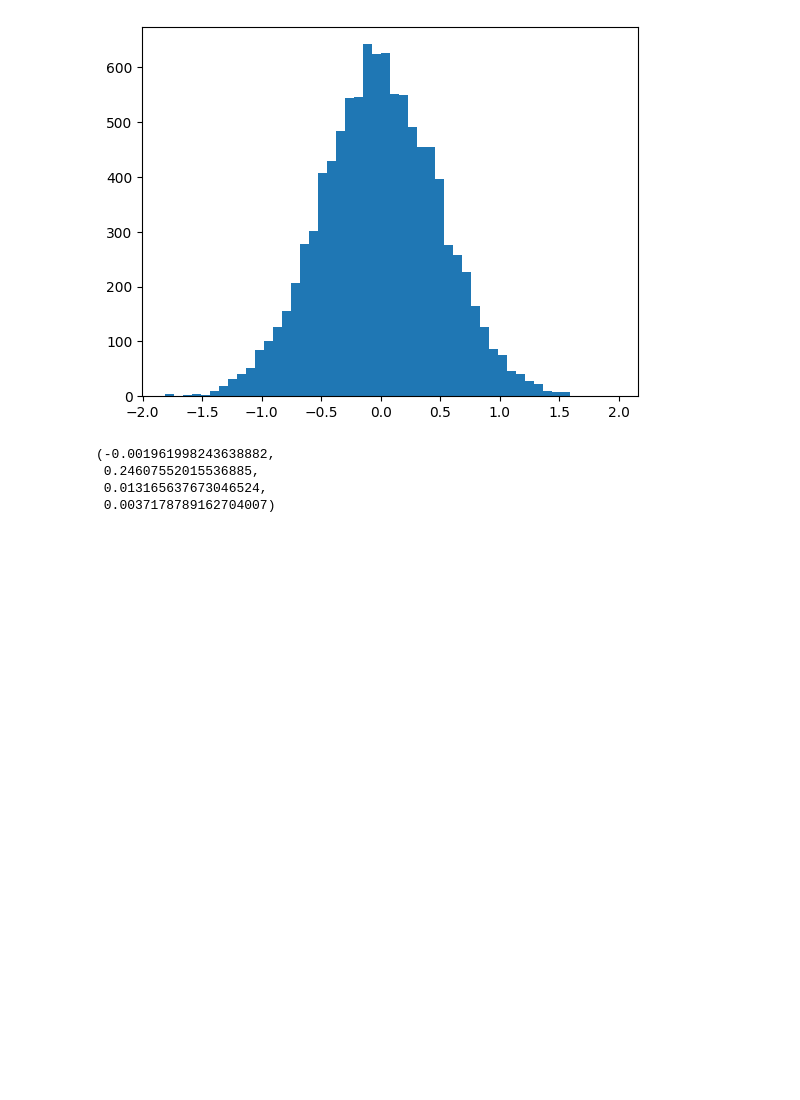
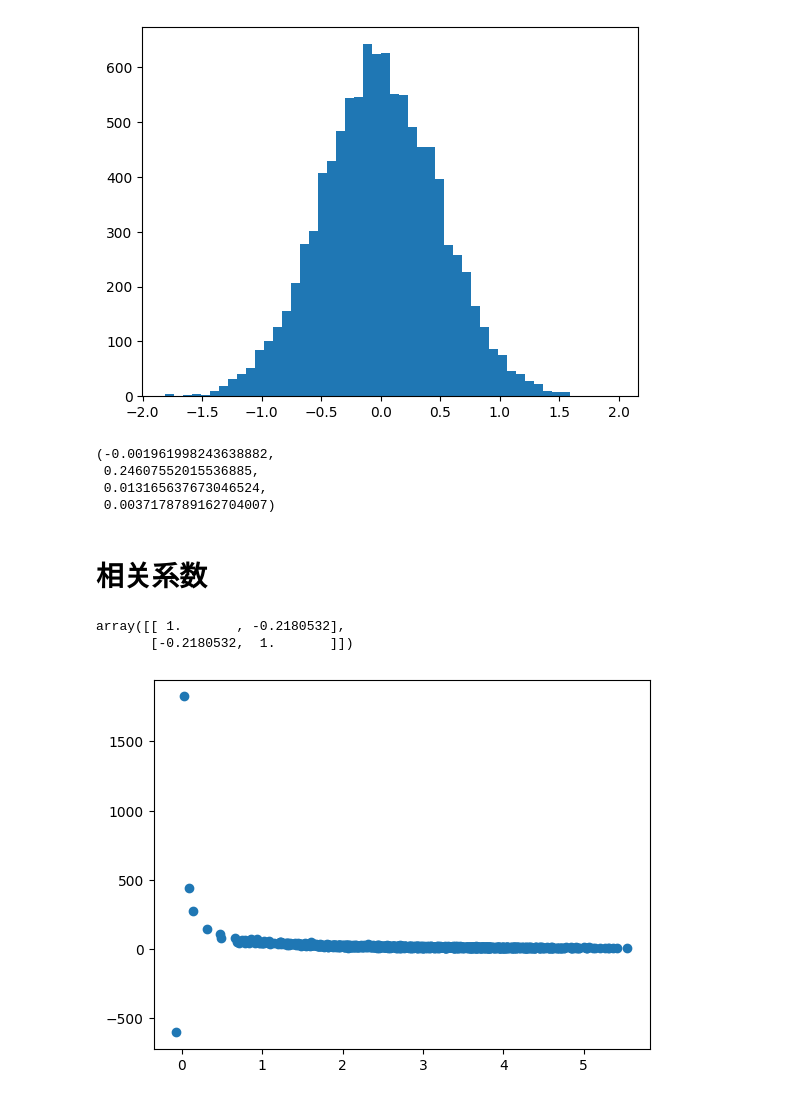
Before and after one commit to shouzheng/ml-notes, a Jupyter notebook: examples/数据分析/数据统计.ipynb, the cells around one changed output. Saved outputs shown, nothing was run; the diff lists cells and outputs as text; code cells hidden in the pictures; blank space fills up the shorter version.

```diff
--- a/examples/数据分析/数据统计.ipynb
+++ b/examples/数据分析/数据统计.ipynb
@@ -102,3 +102,14 @@ np.mean(values), np.var(values), sp.skew(values), sp.kurtosis(values)
  0.24607552015536885,
  0.013165637673046524,
  0.0037178789162704007)
+# %% [markdown]
+# 相关系数
+# %%
+pageSpeeds = np.random.normal(3.0, 1.0, 1000)
+purchaseAmount = np.random.normal(50.0, 10.0, 1000) / pageSpeeds
+plt.scatter(pageSpeeds, purchaseAmount)
+np.corrcoef(pageSpeeds, purchaseAmount)  # 计算相关系数的函数
+# %% [output]
+array([[ 1.       , -0.2180532],
+       [-0.2180532,  1.       ]])
+[figure, added]
```
Also changed, not shown: parts of 4 cells of this notebook, 1 other file.
